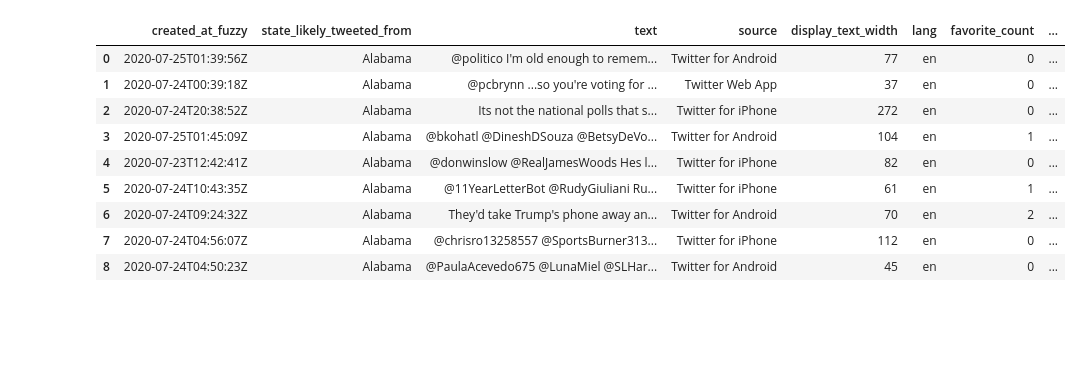
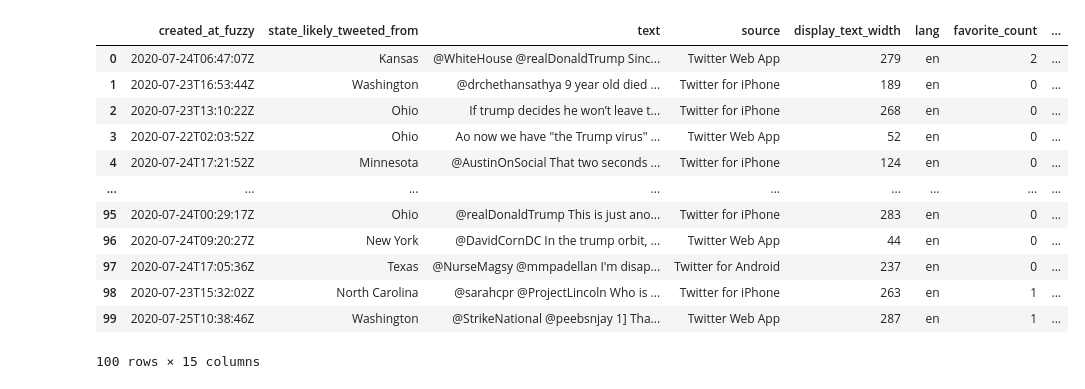
Before and after one commit to alicja-a-d/Analytica_UvA, a Jupyter notebook: code/label/annotation_tweets_example_with_prompt.ipynb, the cells around one changed output. Cells and saved outputs as stored; diff of their text form; code cells hidden in the pictures; blank space fills up the shorter version.

```diff
--- a/code/label/annotation_tweets_example_with_prompt.ipynb
+++ b/code/label/annotation_tweets_example_with_prompt.ipynb
@@ -12,18 +19,39 @@ API_KEY = ''
 # %%
 # Load Twitter Data for January 6th of 2020
-df = pd.read_excel('../../data/test/practice_10_row_dataset.xlsx')
+df = pd.read_excel('../../data/test/100_random_rows_24_07_2020.xlsx')
 
-df['text'] = df['text'].str.replace('‚Äö√Ñ√¥', '')
-df['text'] = df['text'].str.replace('‚Äô', '')
+#df['text'] = df['text'].str.replace('‚Äö√Ñ√¥', '')
+#df['text'] = df['text'].str.replace('‚Äô', '')
+#df['text'] = df['text'].str.replace(',Äö√Ñ√Æ', '')
+#df['text'] = df['text'].str.replace('‚Äî', '')
+
+def remove_twitter_handles_urls(text):
+    if isinstance(text, str):
+        # Remove Twitter handles (e.g., @politico)
+        text = re.sub(r'@[A-Za-z0-9_]+', '', text)
+
+        # Remove encoded characters
+        text = text.replace('‚Äô', '').replace('‚Äö√Ñ√¥', '').replace('‚Äö√Ñ√Æ', '').replace('‚Äî', '')
+
+        # Remove URLs
+        text = re.sub(r'http\S+', '', text)
+
+    return text
+
+df["cleaned_text"] = df["text"].apply(remove_twitter_handles_urls)
+
 display(df)
 # %% [output]
 |  | created_at_fuzzy | state_likely_tweeted_from | text | source | display_text_width | lang | favorite_count | ... |
-| 0 | 2020-07-25T01:39:56Z | Alabama | @politico I'm old enough to remem... | Twitter for Android | 77 | en | 0 | ... |
-| 1 | 2020-07-24T00:39:18Z | Alabama | @pcbrynn ...so you're voting for ... | Twitter Web App | 37 | en | 0 | ... |
-| 2 | 2020-07-24T20:38:52Z | Alabama | Its not the national polls that s... | Twitter for iPhone | 272 | en | 0 | ... |
-| 3 | 2020-07-25T01:45:09Z | Alabama | @bkohatl @DineshDSouza @BetsyDeVo... | Twitter for Android | 104 | en | 1 | ... |
-| 4 | 2020-07-23T12:42:41Z | Alabama | @donwinslow @RealJamesWoods Hes l... | Twitter for iPhone | 82 | en | 0 | ... |
-| 5 | 2020-07-24T10:43:35Z | Alabama | @11YearLetterBot @RudyGiuliani Ru... | Twitter for iPhone | 61 | en | 1 | ... |
-| 6 | 2020-07-24T09:24:32Z | Alabama | They'd take Trump's phone away an... | Twitter for Android | 70 | en | 2 | ... |
-| 7 | 2020-07-24T04:56:07Z | Alabama | @chrisro13258557 @SportsBurner313... | Twitter for iPhone | 112 | en | 0 | ... |
-| 8 | 2020-07-24T04:50:23Z | Alabama | @PaulaAcevedo675 @LunaMiel @SLHar... | Twitter for Android | 45 | en | 0 | ... |
+| 0 | 2020-07-24T06:47:07Z | Kansas | @WhiteHouse @realDonaldTrump Sinc... | Twitter Web App | 279 | en | 2 | ... |
+| 1 | 2020-07-23T16:53:44Z | Washington | @drchethansathya 9 year old died ... | Twitter for iPhone | 189 | en | 0 | ... |
+| 2 | 2020-07-23T13:10:22Z | Ohio | If trump decides he won’t leave t... | Twitter for iPhone | 268 | en | 0 | ... |
+| 3 | 2020-07-22T02:03:52Z | Ohio | Ao now we have "the Trump virus" ... | Twitter Web App | 52 | en | 0 | ... |
+| 4 | 2020-07-24T17:21:52Z | Minnesota | @AustinOnSocial That two seconds ... | Twitter for iPhone | 124 | en | 0 | ... |
+| ... | ... | ... | ... | ... | ... | ... | ... | ... |
+| 95 | 2020-07-24T00:29:17Z | Ohio | @realDonaldTrump This is just ano... | Twitter for iPhone | 283 | en | 0 | ... |
+| 96 | 2020-07-24T09:20:27Z | New York | @DavidCornDC In the trump orbit, ... | Twitter Web App | 44 | en | 0 | ... |
+| 97 | 2020-07-24T17:05:36Z | Texas | @NurseMagsy @mmpadellan I'm disap... | Twitter for Android | 237 | en | 0 | ... |
+| 98 | 2020-07-23T15:32:02Z | North Carolina | @sarahcpr @ProjectLincoln Who is ... | Twitter for iPhone | 263 | en | 1 | ... |
+| 99 | 2020-07-25T10:38:46Z | Washington | @StrikeNational @peebsnjay 1] Tha... | Twitter Web App | 287 | en | 1 | ... |
+100 rows × 15 columns
```
Also changed, not shown: parts of 8 cells of this notebook, 8 other files.
